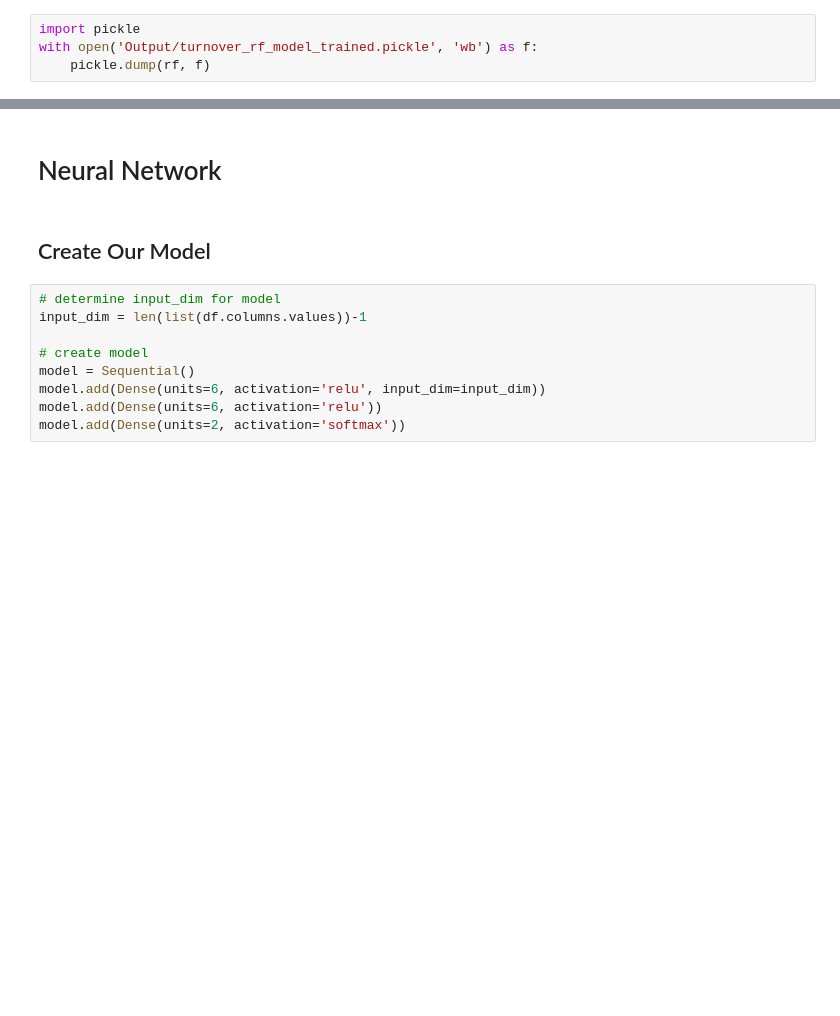
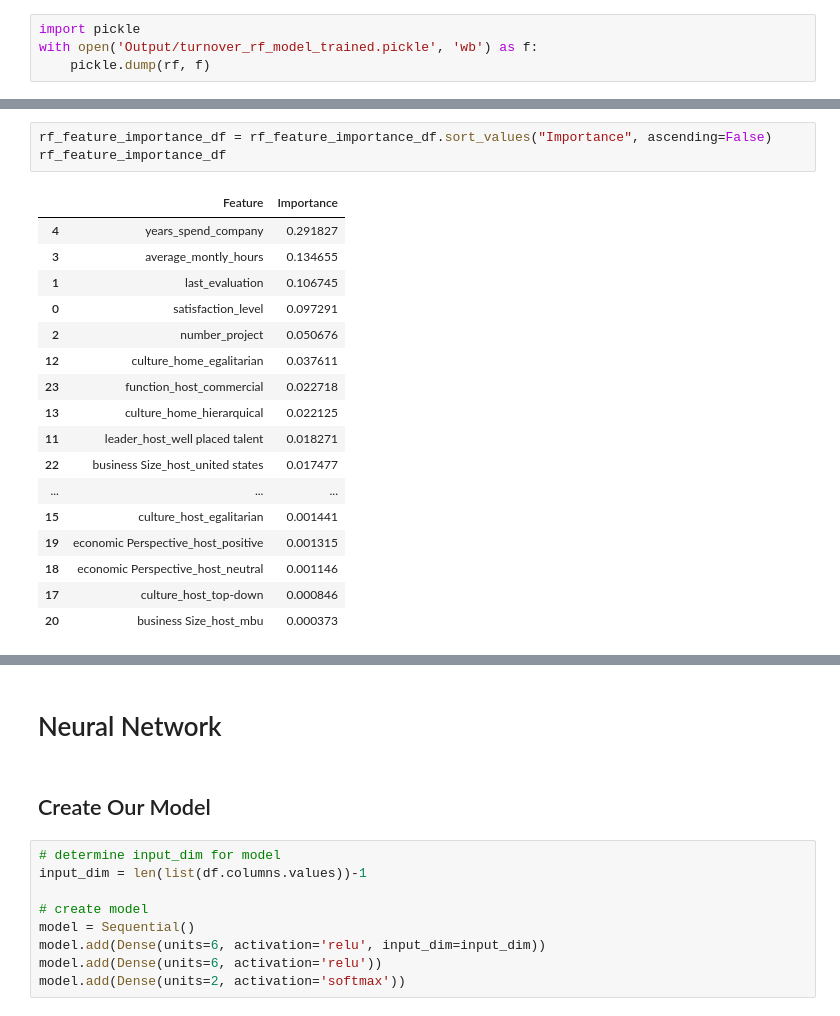
Before and after one commit to jvbonini/WhyExpat_site, a Jupyter notebook: ML_models.ipynb, the cells around one changed output, grey strips where cells are left out. Saved outputs shown, nothing was run; the diff lists cells and outputs as text; blank space fills up the shorter version.

Commit message:
rf evaluation

```diff
--- a/ML_models.ipynb
+++ b/ML_models.ipynb
@@ -319,0 +315,21 @@ rf_feature_importance
+# %%
+rf_feature_importance_df = rf_feature_importance_df.sort_values("Importance", ascending=False)
+rf_feature_importance_df
+# %% [output]
+|  | Feature | Importance |
+| 4 | years_spend_company | 0.291827 |
+| 3 | average_montly_hours | 0.134655 |
+| 1 | last_evaluation | 0.106745 |
+| 0 | satisfaction_level | 0.097291 |
+| 2 | number_project | 0.050676 |
+| 12 | culture_home_egalitarian | 0.037611 |
+| 23 | function_host_commercial | 0.022718 |
+| 13 | culture_home_hierarquical | 0.022125 |
+| 11 | leader_host_well placed talent | 0.018271 |
+| 22 | business Size_host_united states | 0.017477 |
+| ... | ... | ... |
+| 15 | culture_host_egalitarian | 0.001441 |
+| 19 | economic Perspective_host_positive | 0.001315 |
+| 18 | economic Perspective_host_neutral | 0.001146 |
+| 17 | culture_host_top-down | 0.000846 |
+| 20 | business Size_host_mbu | 0.000373 |
```
Also changed, not shown: parts of 23 cells of this notebook.
